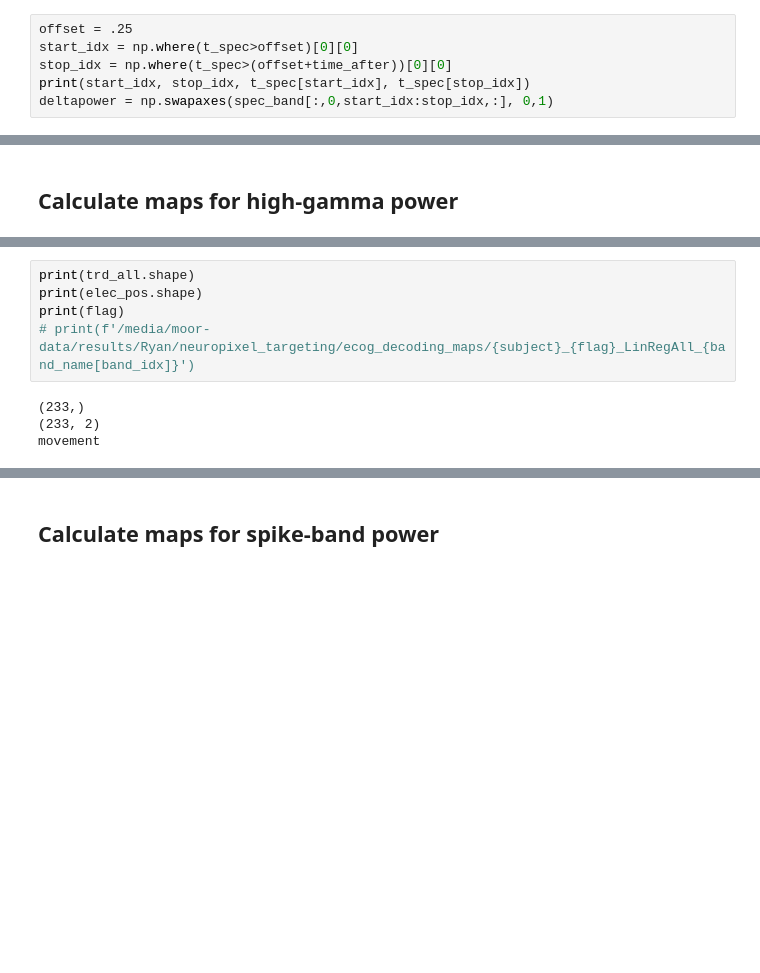
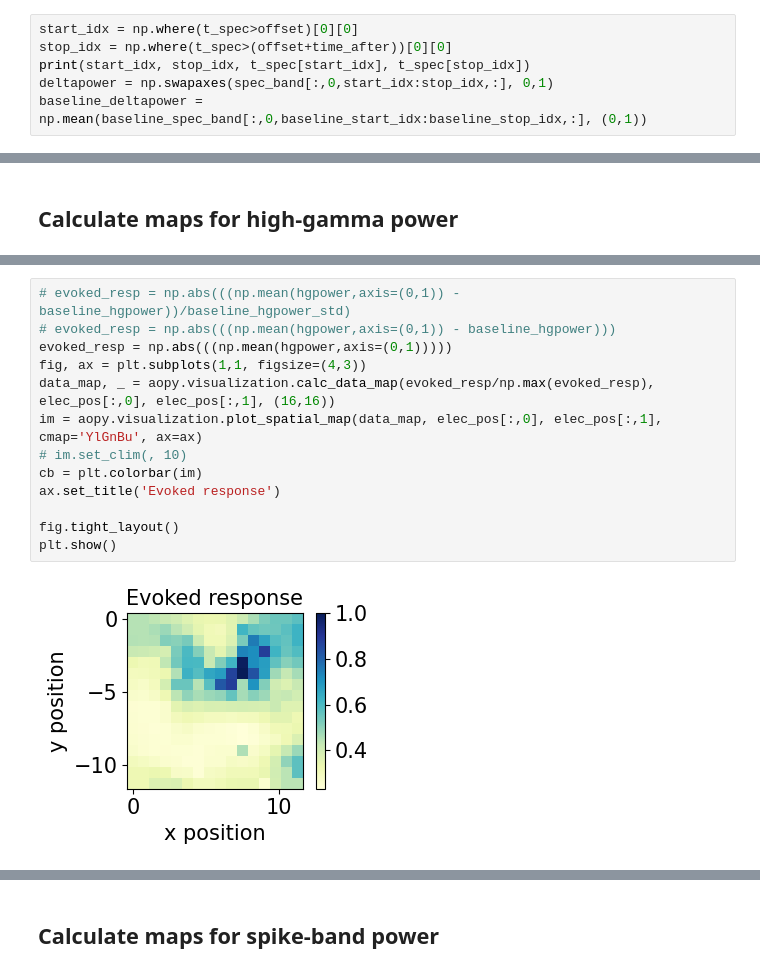
Before and after one commit to rcanfield2/ecog_np_targeting, a Jupyter notebook: ECoG_decoding.ipynb, the cells around one changed output, grey strips where cells are left out. Drawn from its saved outputs; the diff is of its cells as text; blank space fills up the shorter version.

```diff
--- a/ECoG_decoding.ipynb
+++ b/ECoG_decoding.ipynb
@@ -1403,8 +1414,8 @@ plt.show()
 # nband = len(bands)
 # band_name = ['delta','theta','alpha','beta','gamma','hgamma']
 # %%
-offset = .25
 start_idx = np.where(t_spec>offset)[0][0]
 stop_idx = np.where(t_spec>(offset+time_after))[0][0]
 print(start_idx, stop_idx, t_spec[start_idx], t_spec[stop_idx])
 deltapower = np.swapaxes(spec_band[:,0,start_idx:stop_idx,:], 0,1)
+baseline_deltapower = np.mean(baseline_spec_band[:,0,baseline_start_idx:baseline_stop_idx,:], (0,1))
@@ -1589,9 +1663,15 @@ plt.show()
-# %%
-print(trd_all.shape)
-print(elec_pos.shape)
-print(flag)
-# print(f'/media/moor-data/results/Ryan/neuropixel_targeting/ecog_decoding_maps/{subject}_{flag}_LinRegAll_{band_name[band_idx]}')
-# %% [output]
-(233,)
-(233, 2)
-movement
+# %%
+# evoked_resp = np.abs(((np.mean(hgpower,axis=(0,1)) - baseline_hgpower))/baseline_hgpower_std)
+# evoked_resp = np.abs(((np.mean(hgpower,axis=(0,1)) - baseline_hgpower)))
+evoked_resp = np.abs(((np.mean(hgpower,axis=(0,1)))))
+fig, ax = plt.subplots(1,1, figsize=(4,3))
+data_map, _ = aopy.visualization.calc_data_map(evoked_resp/np.max(evoked_resp), elec_pos[:,0], elec_pos[:,1], (16,16))
+im = aopy.visualization.plot_spatial_map(data_map, elec_pos[:,0], elec_pos[:,1], cmap='YlGnBu', ax=ax)
+# im.set_clim(, 10)
+cb = plt.colorbar(im)
+ax.set_title('Evoked response')
+
+fig.tight_layout()
+plt.show()
+# %% [output]
+[figure, added]
```
Also changed, not shown: parts of 46 cells of this notebook, 9 other files.
